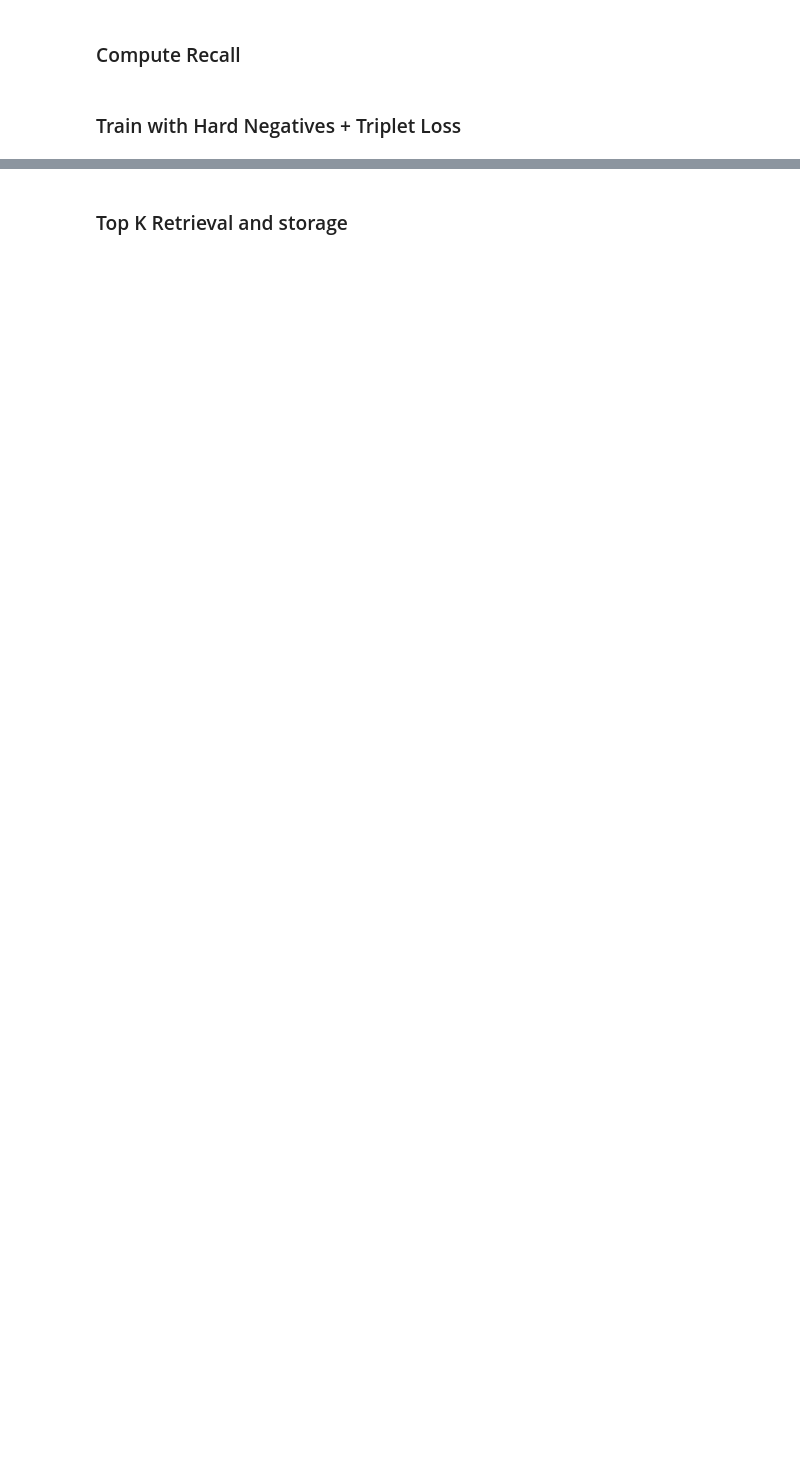
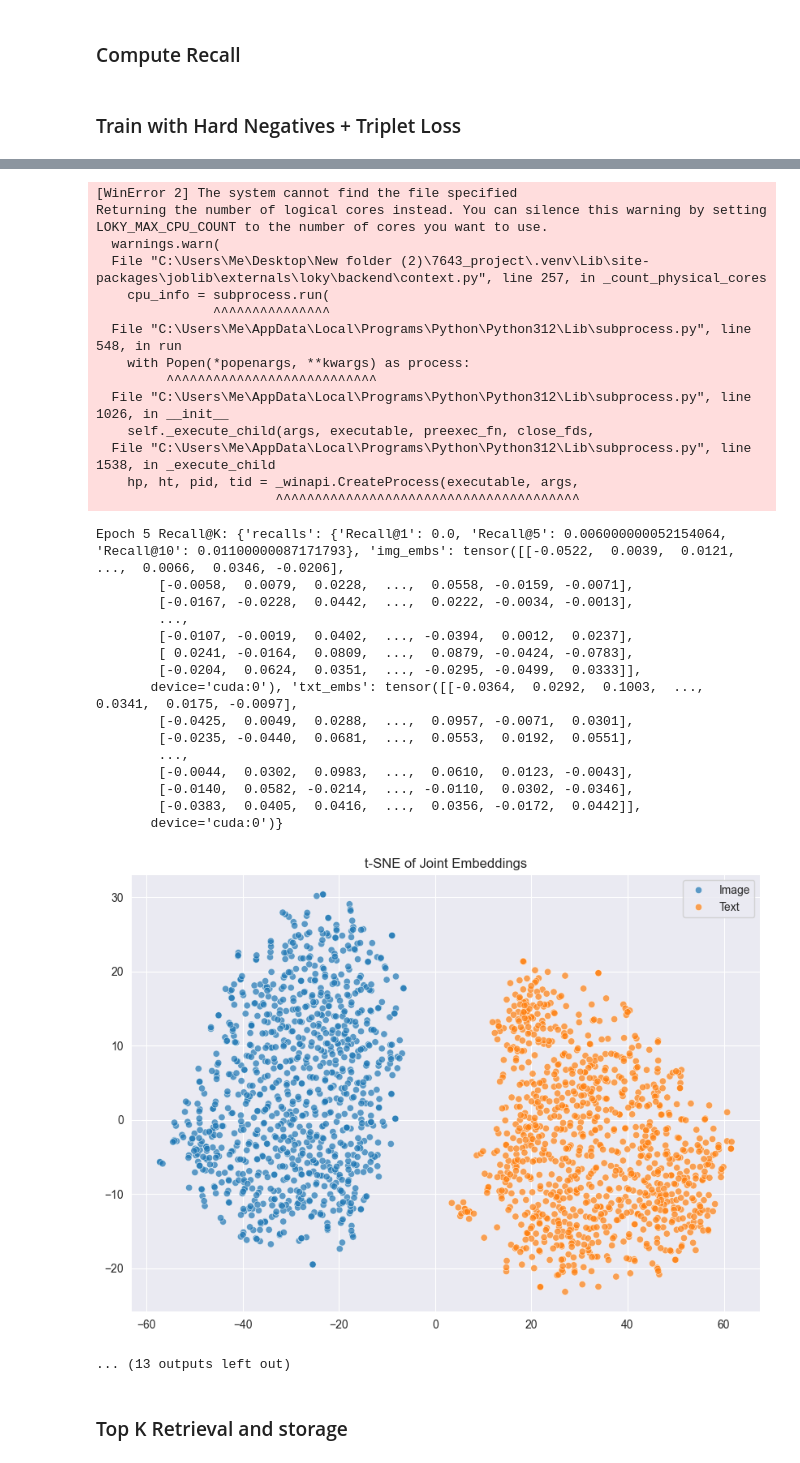
Before and after one commit to whenitworksy/7643_project, a Jupyter notebook: img_recipe_retrieval.ipynb, the cells around one changed output, grey strips where cells are left out. Cells and saved outputs as stored; diff of their text form; code cells hidden in the pictures; blank space fills up the shorter version.

```diff
--- a/img_recipe_retrieval.ipynb
+++ b/img_recipe_retrieval.ipynb
@@ -121,10 +121,10 @@ import os
 from multimodal_encoder import ImageEncoder, JointEncoderWithCrossAttention, BertIngredientEncoder
 
 # === Config ===
-BATCH_SIZE = 32
+BATCH_SIZE = 128
 EMBED_DIM = 512
 MAX_LEN = 20
-EPOCHS = 1
+EPOCHS = 10
 LR = 1e-4
 CHECKPOINT_PATH = "checkpoints"
 os.makedirs(CHECKPOINT_PATH, exist_ok=True)
@@ -171,13 +171,13 @@ def train():
         transforms.ToTensor(),
     ])
 
-    dataset = JointDataset("data/mini_data/recipes.json", "data/mini_data", word2idx, transform, max_len=MAX_LEN)
+    dataset = JointDataset("data/mini_data/recipes.json", "data/mini_data/images", word2idx, transform, max_len=MAX_LEN)
     dataloader = DataLoader(dataset, batch_size=BATCH_SIZE, shuffle=True, drop_last=True)
 
     image_encoder = ImageEncoder(
                                 embed_dim=EMBED_DIM,
-                                model_name='resnet18',        # or 'resnet50', 'vit_b_16', 'efficientnet_b0'
-                                freeze_backbone=True,         # freeze everything
+                                model_name='resnet50',        # or 'resnet50', 'vit_b_16', 'efficientnet_b0'
+                                # freeze_backbone=True,         # freeze everything
                                 tune_last_n_blocks=0          # OR set > 0 to enable partial fine-tuning
                             ).cuda()
     text_encoder = JointEncoderWithCrossAttention(vocab_size=len(word2idx), embed_dim=EMBED_DIM).cuda()
@@ -188,7 +188,7 @@ def train():
     def triplet_loss(a, p, n, margin=0.2):
         return torch.clamp(margin + F.cosine_similarity(a, n) - F.cosine_similarity(a, p), min=0).mean()
 
-    print(f"Backbone frozen: {image_encoder.frozen}")
+    # print(f"Backbone frozen: {image_encoder.frozen}")
 
     for epoch in range(EPOCHS):
         image_encoder.train()
@@ -351,8 +365,8 @@ import os
 from multimodal_encoder import ImageEncoder, JointEncoderWithCrossAttention, TransformerEncoder
 
 # === Config ===
-BATCH_SIZE = 32
-EPOCHS = 1
+BATCH_SIZE = 128
+EPOCHS = 10
 EMBED_DIM = 512
 LR = 1e-4
 CHECKPOINT_PATH = "checkpoints"
@@ -408,10 +422,10 @@ def train(mode="joint"):
         transforms.ToTensor(),
     ])
 
-    dataset = HardNegativeDataset("data/mini_data/recipes.json", "data/mini_data", word2idx, transform, mode=mode)
+    dataset = HardNegativeDataset("data/mini_data/recipes.json", "data/mini_data/images", word2idx, transform, mode=mode)
     dataloader = DataLoader(dataset, batch_size=BATCH_SIZE, shuffle=True, drop_last=True)
 
-    eval_dataset = RecipeDatasetForEval("data/mini_data_val/recipes.json", "data/mini_data_val", word2idx, transform, mode=mode)
+    eval_dataset = RecipeDatasetForEval("data/mini_data_val/recipes.json", "data/mini_data_val/images", word2idx, transform, mode=mode)
     eval_loader = DataLoader(eval_dataset, batch_size=32, shuffle=False)
 
     image_encoder = ImageEncoder(embed_dim=EMBED_DIM).cuda()
@@ -496,3 +510,4 @@ def train(mode="joint"):
 
 if __name__ == "__main__":
     train(mode="joint")  # or train(mode="dual")
+# %% [output]
@@ -499,3 +589,34 @@ if __name__ == "__main__":
+[WinError 2] The system cannot find the file specified
+Returning the number of logical cores instead. You can silence this warning by setting LOKY_MAX_CPU_COUNT to the number of cores you want to use.
+  warnings.warn(
+  File "C:\Users\Me\Desktop\New folder (2)\7643_project\.venv\Lib\site-packages\joblib\externals\loky\backend\context.py", line 257, in _count_physical_cores
+    cpu_info = subprocess.run(
+               ^^^^^^^^^^^^^^^
+  File "C:\Users\Me\AppData\Local\Programs\Python\Python312\Lib\subprocess.py", line 548, in run
+    with Popen(*popenargs, **kwargs) as process:
+         ^^^^^^^^^^^^^^^^^^^^^^^^^^^
+  File "C:\Users\Me\AppData\Local\Programs\Python\Python312\Lib\subprocess.py", line 1026, in __init__
+    self._execute_child(args, executable, preexec_fn, close_fds,
+  File "C:\Users\Me\AppData\Local\Programs\Python\Python312\Lib\subprocess.py", line 1538, in _execute_child
+    hp, ht, pid, tid = _winapi.CreateProcess(executable, args,
+                       ^^^^^^^^^^^^^^^^^^^^^^^^^^^^^^^^^^^^^^^
+Epoch 5 Recall@K: {'recalls': {'Recall@1': 0.0, 'Recall@5': 0.006000000052154064, 'Recall@10': 0.01100000087171793}, 'img_embs': tensor([[-0.0522,  0.0039,  0.0121,  ...,  0.0066,  0.0346, -0.0206],
+        [-0.0058,  0.0079,  0.0228,  ...,  0.0558, -0.0159, -0.0071],
+        [-0.0167, -0.0228,  0.0442,  ...,  0.0222, -0.0034, -0.0013],
+        ...,
+        [-0.0107, -0.0019,  0.0402,  ..., -0.0394,  0.0012,  0.0237],
+        [ 0.0241, -0.0164,  0.0809,  ...,  0.0879, -0.0424, -0.0783],
+        [-0.0204,  0.0624,  0.0351,  ..., -0.0295, -0.0499,  0.0333]],
+       device='cuda:0'), 'txt_embs': tensor([[-0.0364,  0.0292,  0.1003,  ...,  0.0341,  0.0175, -0.0097],
+        [-0.0425,  0.0049,  0.0288,  ...,  0.0957, -0.0071,  0.0301],
+        [-0.0235, -0.0440,  0.0681,  ...,  0.0553,  0.0192,  0.0551],
+        ...,
+        [-0.0044,  0.0302,  0.0983,  ...,  0.0610,  0.0123, -0.0043],
+        [-0.0140,  0.0582, -0.0214,  ..., -0.0110,  0.0302, -0.0346],
+        [-0.0383,  0.0405,  0.0416,  ...,  0.0356, -0.0172,  0.0442]],
+       device='cuda:0')}
+[figure, added]
+... (13 outputs left out)
 # %% [markdown]
 ### Top K Retrieval and storage
 # %%
```
Also changed, not shown: parts of 6 cells of this notebook, 2 other files.
